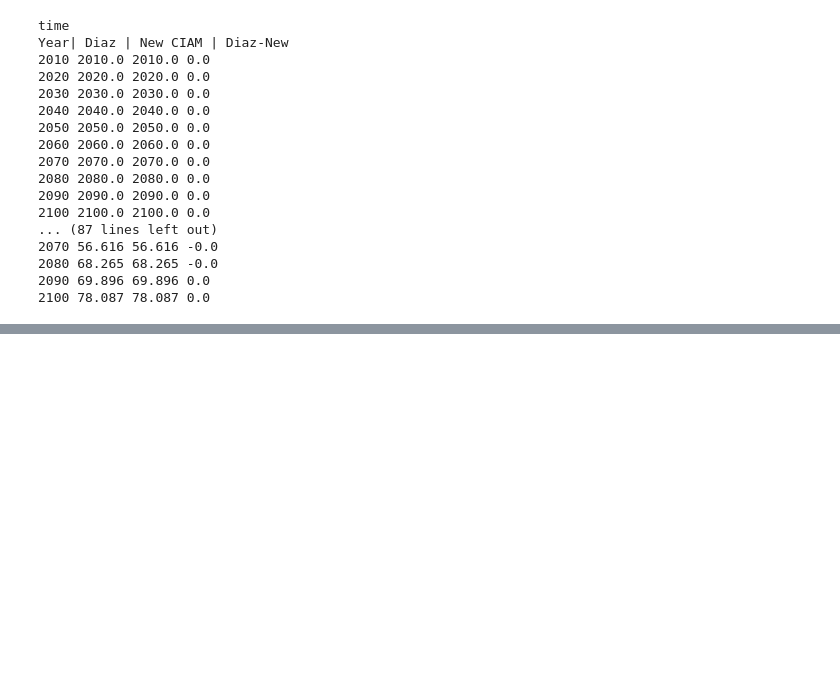
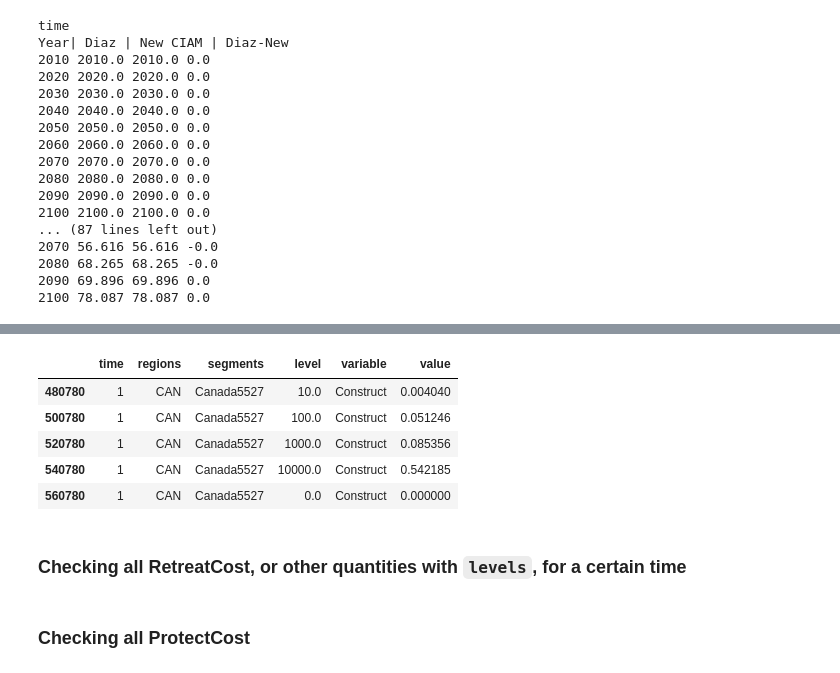
Before and after one commit to raddleverse/CIAM_uncertainty_propagation, a Jupyter notebook: baseline_comparison.ipynb, the cells around one changed output, grey strips where cells are left out. Drawn from its saved outputs; the diff is of its cells as text; code cells hidden in the pictures; blank space fills up the shorter version.

```diff
--- a/baseline_comparison.ipynb
+++ b/baseline_comparison.ipynb
@@ -366,0 +514,11 @@ Year| Diaz | New CIAM | Diaz-New
+# %%
+dfS.loc[(dfS.variable=="Construct") & (dfS.time==1) & (dfS.segments==seg1)]
+# %% [output]
+|  | time | regions | segments | level | variable | value |
+| 480780 | 1 | CAN | Canada5527 | 10.0 | Construct | 0.004040 |
+| 500780 | 1 | CAN | Canada5527 | 100.0 | Construct | 0.051246 |
+| 520780 | 1 | CAN | Canada5527 | 1000.0 | Construct | 0.085356 |
+| 540780 | 1 | CAN | Canada5527 | 10000.0 | Construct | 0.542185 |
+| 560780 | 1 | CAN | Canada5527 | 0.0 | Construct | 0.000000 |
+# %% [markdown]
+### Checking all RetreatCost, or other quantities with `levels`, for a certain time
@@ -366,0 +540,2 @@ Year| Diaz | New CIAM | Diaz-New
+# %% [markdown]
+### Checking all ProtectCost
```
Also changed, not shown: parts of 36 cells of this notebook, 1 other file.
